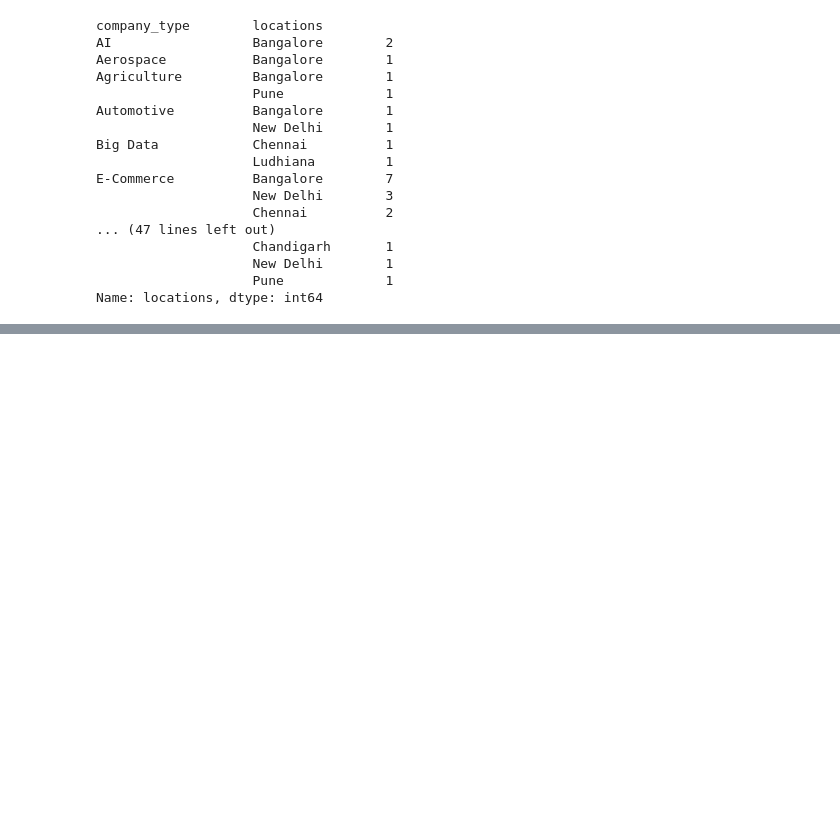
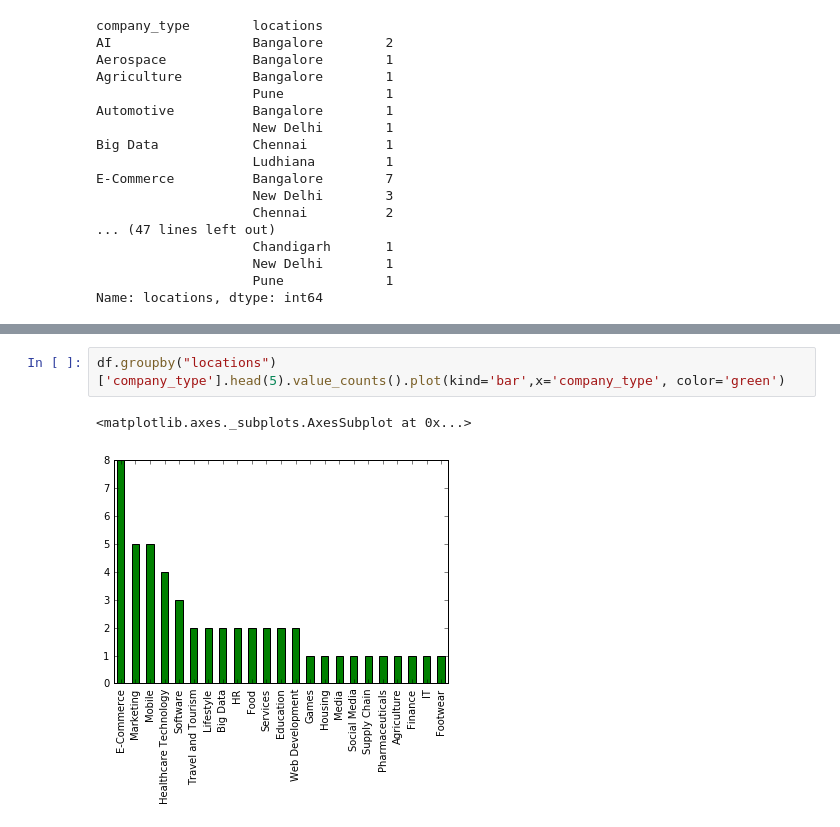
Before and after one commit to radhikapc/foundation-homework, a Jupyter notebook: homework08/Homework08-IndianStartupAngelList-Radhika.ipynb, the cells around one changed output, grey strips where cells are left out. Cells and saved outputs as stored; diff of their text form; blank space fills up the shorter version.

```diff
--- a/homework08/Homework08-IndianStartupAngelList-Radhika.ipynb
+++ b/homework08/Homework08-IndianStartupAngelList-Radhika.ipynb
@@ -142,0 +252,5 @@ Name: locations, dtype: int64
+# %%
+df.groupby("locations")['company_type'].head(5).value_counts().plot(kind='bar',x='company_type', color='green')
+# %% [output]
+<matplotlib.axes._subplots.AxesSubplot at 0x...>
+[figure, added]
```
Also changed, not shown: parts of 27 cells of this notebook.
